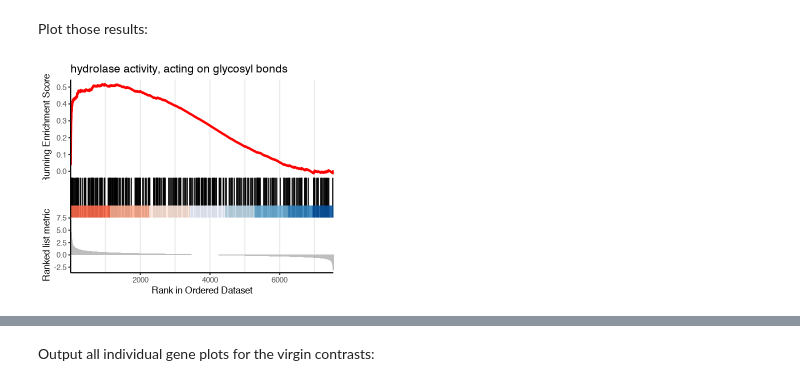
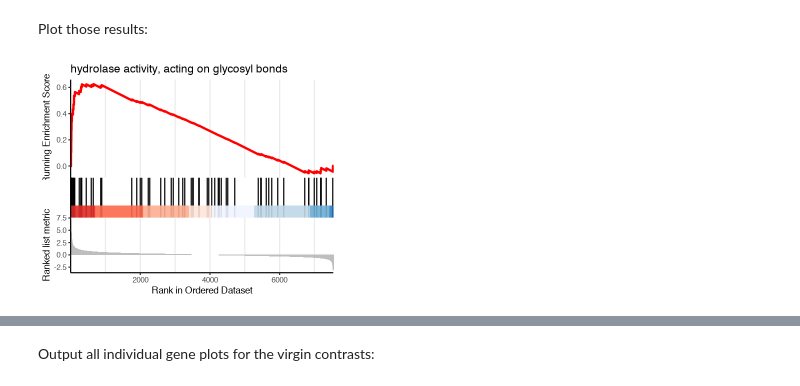
Before and after one commit to YazBraimah/Axenic.PM, a Jupyter notebook: R_analysis_pipeline.ipynb, the cells around one changed output, grey strips where cells are left out. Cells and saved outputs as stored; diff of their text form; code cells hidden in the pictures.

```diff
--- a/R_analysis_pipeline.ipynb
+++ b/R_analysis_pipeline.ipynb
@@ -505,9 +507,9 @@ Now perform the test:
 # run the LRT and extract the DE table
 lrt.CC.v.CA.table <- edge.DE(dgeList_fit, CC.v.CA_contrasts, LRT = F)
 
-CC.v.CA_sigGenes = subset(lrt.CC.v.CA.table, sig == "yes")$gene
-CC.v.CA_sigGenes_up = subset(lrt.CC.v.CA.table, sig == "yes" & logFC > 1)$gene
-CC.v.CA_sigGenes_down = subset(lrt.CC.v.CA.table, sig == "yes" & logFC < -1)$gene
+CC.v.CA_sigGenes = subset(lrt.CC.v.CA.table, sig == "yes" & gene %!in% mm_genes)$gene
+CC.v.CA_sigGenes_up = subset(lrt.CC.v.CA.table, sig == "yes" & gene %!in% mm_genes & logFC > 1)$gene
+CC.v.CA_sigGenes_down = subset(lrt.CC.v.CA.table, sig == "yes" & gene %!in% mm_genes & logFC < -1)$gene
 
 options(repr.plot.width = 4, repr.plot.height = 3)
 CC.v.CA_contrasts_volcano.gg = edge.DE.gg(lrt.CC.v.CA.table) +
@@ -595,9 +597,9 @@ Now compare the mated axenic females to virgin axenic females. First, females ma
 # run the LRT and extract the DE table
 lrt.AA.v.A.table <- edge.DE(dgeList_fit, AA.v.A_contrasts, LRT = F)
 
-AA.v.A_sigGenes = subset(lrt.AA.v.A.table, sig == "yes")$gene
-AA.v.A_sigGenes_up = subset(lrt.AA.v.A.table, sig == "yes" & logFC > 1)$gene
-AA.v.A_sigGenes_down = subset(lrt.AA.v.A.table, sig == "yes" & logFC < -1)$gene
+AA.v.A_sigGenes = subset(lrt.AA.v.A.table, sig == "yes" & gene %!in% mm_genes)$gene
+AA.v.A_sigGenes_up = subset(lrt.AA.v.A.table, sig == "yes" & gene %!in% mm_genes & logFC > 1)$gene
+AA.v.A_sigGenes_down = subset(lrt.AA.v.A.table, sig == "yes" & gene %!in% mm_genes & logFC < -1)$gene
 
 options(repr.plot.width = 4, repr.plot.height = 3.5)
 AA.v.A_contrasts_volcano.gg = edge.DE.gg(lrt.AA.v.A.table) +
@@ -618,9 +620,9 @@ AA.v.A_contrasts_volcano.gg = edge.DE.gg(lrt.AA.v.A.table) +
 # run the LRT and extract the DE table
 lrt.AC.v.A.table <- edge.DE(dgeList_fit, AC.v.A_contrasts, LRT = F)
 
-AC.v.A_sigGenes = subset(lrt.AC.v.A.table, sig == "yes")$gene
-AC.v.A_sigGenes_up = subset(lrt.AC.v.A.table, sig == "yes" & logFC > 1)$gene
-AC.v.A_sigGenes_down = subset(lrt.AC.v.A.table, sig == "yes" & logFC < -1)$gene
+AC.v.A_sigGenes = subset(lrt.AC.v.A.table, sig == "yes" & gene %!in% mm_genes)$gene
+AC.v.A_sigGenes_up = subset(lrt.AC.v.A.table, sig == "yes" & gene %!in% mm_genes & logFC > 1)$gene
+AC.v.A_sigGenes_down = subset(lrt.AC.v.A.table, sig == "yes" & gene %!in% mm_genes & logFC < -1)$gene
 
 options(repr.plot.width = 4, repr.plot.height = 3.5)
 AC.v.A_contrasts_volcano.gg = edge.DE.gg(lrt.AC.v.A.table) +
@@ -644,9 +646,9 @@ Now perform the test:
 # run the LRT and extract the DE table
 lrt.AC.v.AA.table <- edge.DE(dgeList_fit, AC.v.AA_contrasts, LRT = F)
 
-AC.v.AA_sigGenes = subset(lrt.AC.v.AA.table, sig == "yes")$gene
-AC.v.AA_sigGenes_up = subset(lrt.AC.v.AA.table, sig == "yes" & logFC > 1)$gene
-AC.v.AA_sigGenes_down = subset(lrt.AC.v.AA.table, sig == "yes" & logFC < -1)$gene
+AC.v.AA_sigGenes = subset(lrt.AC.v.AA.table, sig == "yes" & gene %!in% mm_genes)$gene
+AC.v.AA_sigGenes_up = subset(lrt.AC.v.AA.table, sig == "yes" & gene %!in% mm_genes & logFC > 1)$gene
+AC.v.AA_sigGenes_down = subset(lrt.AC.v.AA.table, sig == "yes" & gene %!in% mm_genes & logFC < -1)$gene
 
 options(repr.plot.width = 4, repr.plot.height = 3)
 AC.v.AA_contrasts_volcano.gg = edge.DE.gg(lrt.AC.v.AA.table) +
@@ -1228,7 +1224,7 @@ Plot those results:
 # %%
 options(repr.plot.width = 5, repr.plot.height = 4)
 # pdf("Results/Figures/MF_mated_GSEA.pdf", width = 5, height = 4.5)
-gseaplot2(mated.gsea.bp, geneSetID = 2, title = mated.gsea.mf$Description[2], color = "red")
+gseaplot2(mated.gsea.mf, geneSetID = 2, title = mated.gsea.mf$Description[2], color = "red")
 # dev.off()
 # %% [output]
-[figure, old version]
+[figure, new version]
```
Also changed, not shown: parts of 77 cells of this notebook.
